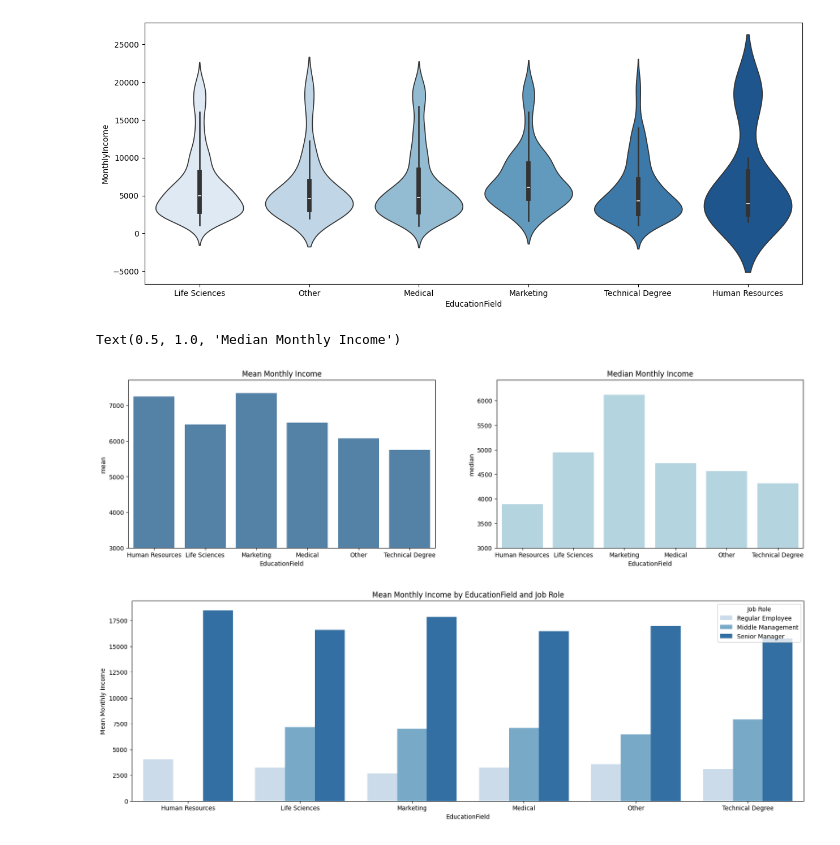
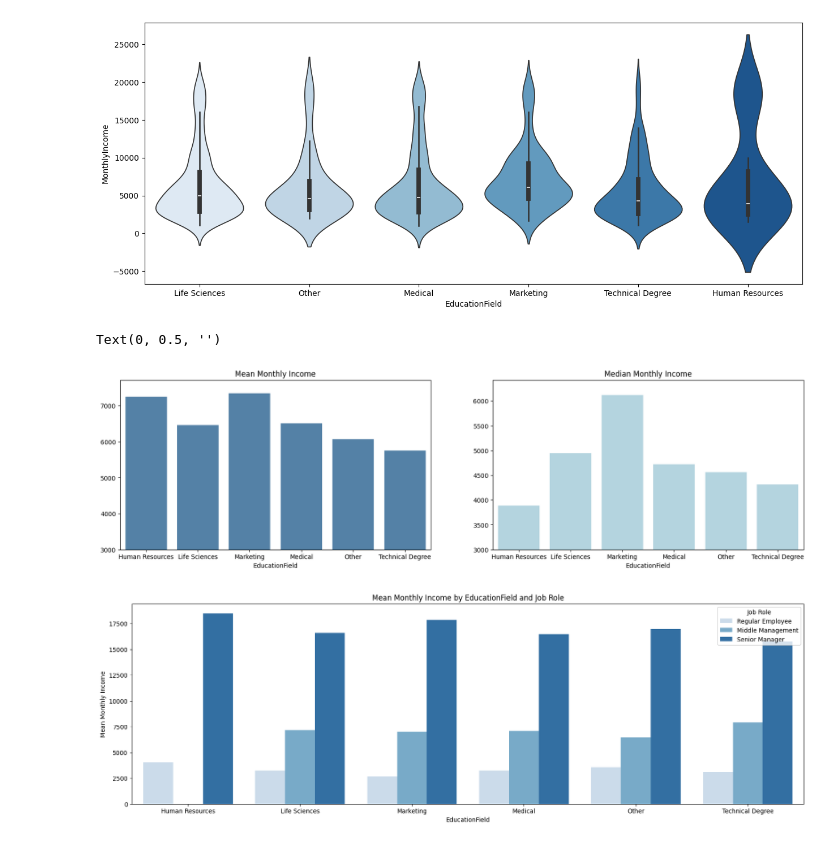
Before and after one commit to rafamd1/EDA_MI_SUELDO_Y_YO, a Jupyter notebook: EDA RM.ipynb, the cells around one changed output. Saved outputs shown, nothing was run; the diff lists cells and outputs as text; code cells hidden in the pictures.

```diff
--- a/EDA RM.ipynb
+++ b/EDA RM.ipynb
@@ -1216,21 +1222,23 @@ Passing `palette` without assigning `hue` is deprecated and will be removed in v
 # %%
 mean_numEF = df2.groupby('EducationField')['MonthlyIncome'].agg([np.mean])
 median_numEF = df2.groupby('EducationField')['MonthlyIncome'].agg([ np.median])
 
 
 f, axes = plt.subplots(1, 2, figsize=(20,5), sharex=True)
 
 sns.barplot(x='EducationField', y='mean', data=mean_numEF, color='steelblue', ax=axes[0])
 sns.barplot(x='EducationField', y='median', data=median_numEF, color='lightblue', ax=axes[1])
 
 axes[0].set_ylim(3000, None)
 axes[0].set_title('Mean Monthly Income')
+axes[0].set_ylabel('')
 
 axes[1].set_ylim(3000, None)
 axes[1].set_title('Median Monthly Income')
+axes[1].set_ylabel('')
 # %% [output]
-Text(0.5, 1.0, 'Median Monthly Income')
+Text(0, 0.5, '')
-[figure, old version]
+[figure, new version]
 # %%
 mean_numEF = df2.groupby(['EducationField', 'JobRole'])['MonthlyIncome'].agg([np.mean]).reset_index()
 
```
Also changed, not shown: parts of 30 cells of this notebook.
